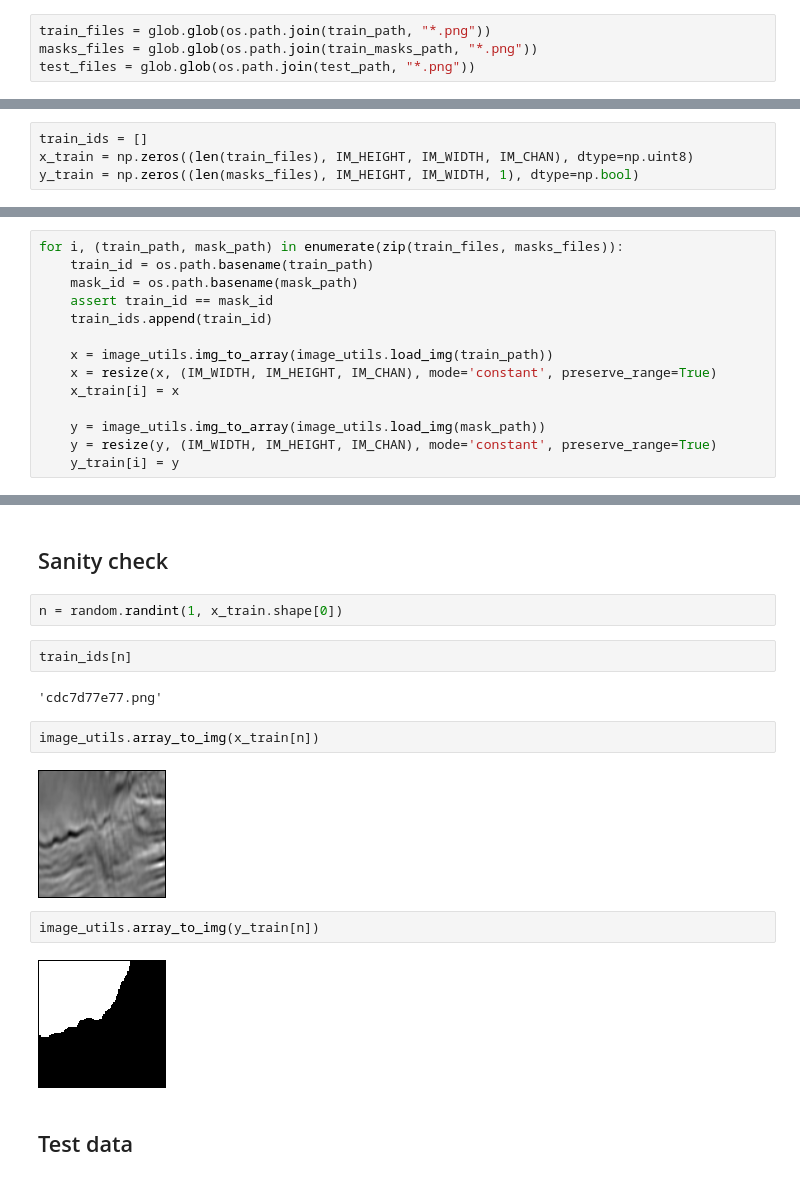
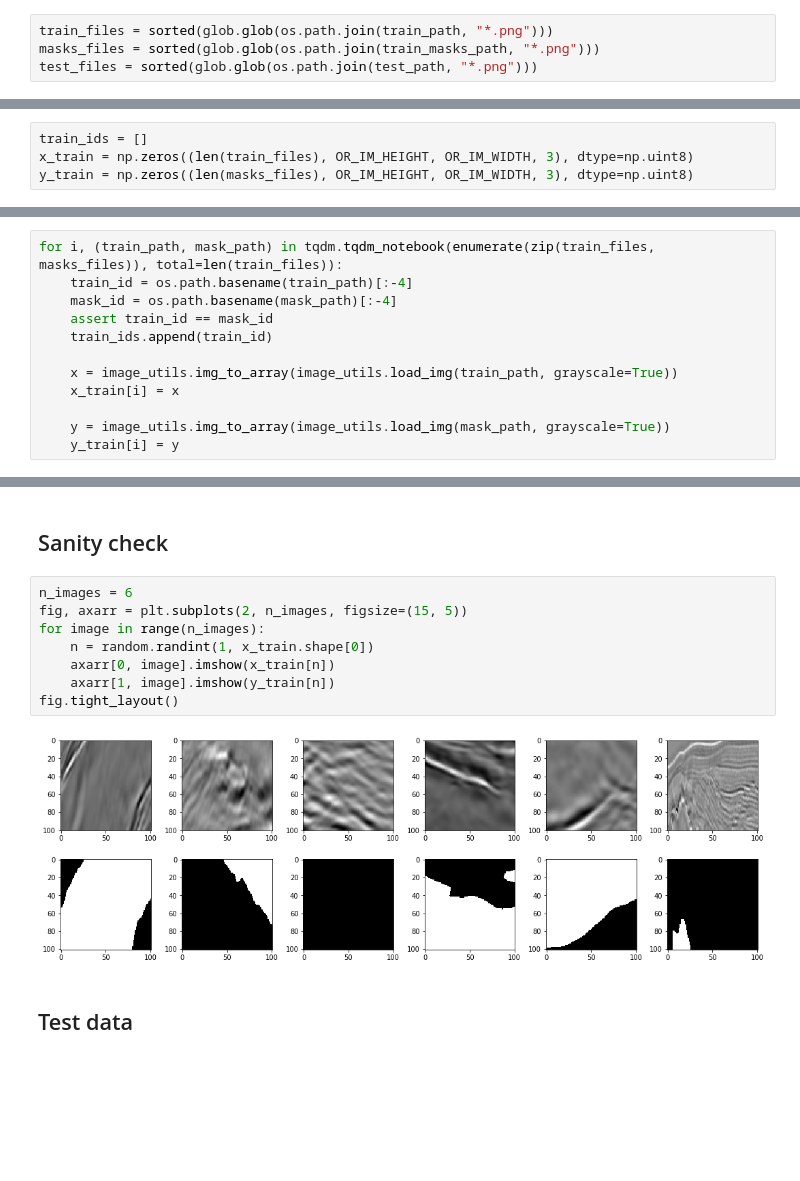
Before and after one commit to danielfrg/kaggle-salt, a Jupyter notebook: img2array.ipynb, the cells around one changed output, grey strips where cells are left out. Saved outputs shown, nothing was run; the diff lists cells and outputs as text; blank space fills up the shorter version.

```diff
--- a/img2array.ipynb
+++ b/img2array.ipynb
@@ -23,13 +28,13 @@ test_path = "data/test/images"
 # %%
-train_files = glob.glob(os.path.join(train_path, "*.png"))
-masks_files = glob.glob(os.path.join(train_masks_path, "*.png"))
-test_files = glob.glob(os.path.join(test_path, "*.png"))
+train_files = sorted(glob.glob(os.path.join(train_path, "*.png")))
+masks_files = sorted(glob.glob(os.path.join(train_masks_path, "*.png")))
+test_files = sorted(glob.glob(os.path.join(test_path, "*.png")))
 # %%
 assert len(train_files) == len(masks_files)
 # %%
 train_ids = []
-x_train = np.zeros((len(train_files), IM_HEIGHT, IM_WIDTH, IM_CHAN), dtype=np.uint8)
-y_train = np.zeros((len(masks_files), IM_HEIGHT, IM_WIDTH, 1), dtype=np.bool)
+x_train = np.zeros((len(train_files), OR_IM_HEIGHT, OR_IM_WIDTH, 3), dtype=np.uint8)
+y_train = np.zeros((len(masks_files), OR_IM_HEIGHT, OR_IM_WIDTH, 3), dtype=np.uint8)
 # %%
 x_train.shape, y_train.shape
 # %% [output]
@@ -37,14 +42,12 @@ x_train.shape, y_train.shape
 # %%
-for i, (train_path, mask_path) in enumerate(zip(train_files, masks_files)):
-    train_id = os.path.basename(train_path)
-    mask_id = os.path.basename(mask_path)
+for i, (train_path, mask_path) in tqdm.tqdm_notebook(enumerate(zip(train_files, masks_files)), total=len(train_files)):
+    train_id = os.path.basename(train_path)[:-4]
+    mask_id = os.path.basename(mask_path)[:-4]
     assert train_id == mask_id
     train_ids.append(train_id)
 
-    x = image_utils.img_to_array(image_utils.load_img(train_path))
-    x = resize(x, (IM_WIDTH, IM_HEIGHT, IM_CHAN), mode='constant', preserve_range=True)
+    x = image_utils.img_to_array(image_utils.load_img(train_path, grayscale=True))
     x_train[i] = x
 
-    y = image_utils.img_to_array(image_utils.load_img(mask_path))
-    y = resize(y, (IM_WIDTH, IM_HEIGHT, IM_CHAN), mode='constant', preserve_range=True)
+    y = image_utils.img_to_array(image_utils.load_img(mask_path, grayscale=True))
     y_train[i] = y
@@ -51,19 +60,15 @@ for i, (train_path, mask_path) in enumerate(zip(train_files, masks_files)):
 # %% [markdown]
 ## Sanity check
-# %%
-n = random.randint(1, x_train.shape[0])
-# %%
-train_ids[n]
-# %% [output]
-'cdc7d77e77.png'
-# %%
-image_utils.array_to_img(x_train[n])
-# %% [output]
-[figure, removed]
-# %%
-image_utils.array_to_img(y_train[n])
-# %% [output]
-[figure, removed]
+# %%
+n_images = 6
+fig, axarr = plt.subplots(2, n_images, figsize=(15, 5))
+for image in range(n_images):
+    n = random.randint(1, x_train.shape[0])
+    axarr[0, image].imshow(x_train[n])
+    axarr[1, image].imshow(y_train[n])
+fig.tight_layout()
+# %% [output]
+[figure, added]
 # %% [markdown]
 ## Test data
 # %%
```
Also changed, not shown: parts of 35 cells of this notebook, 3 other files.
